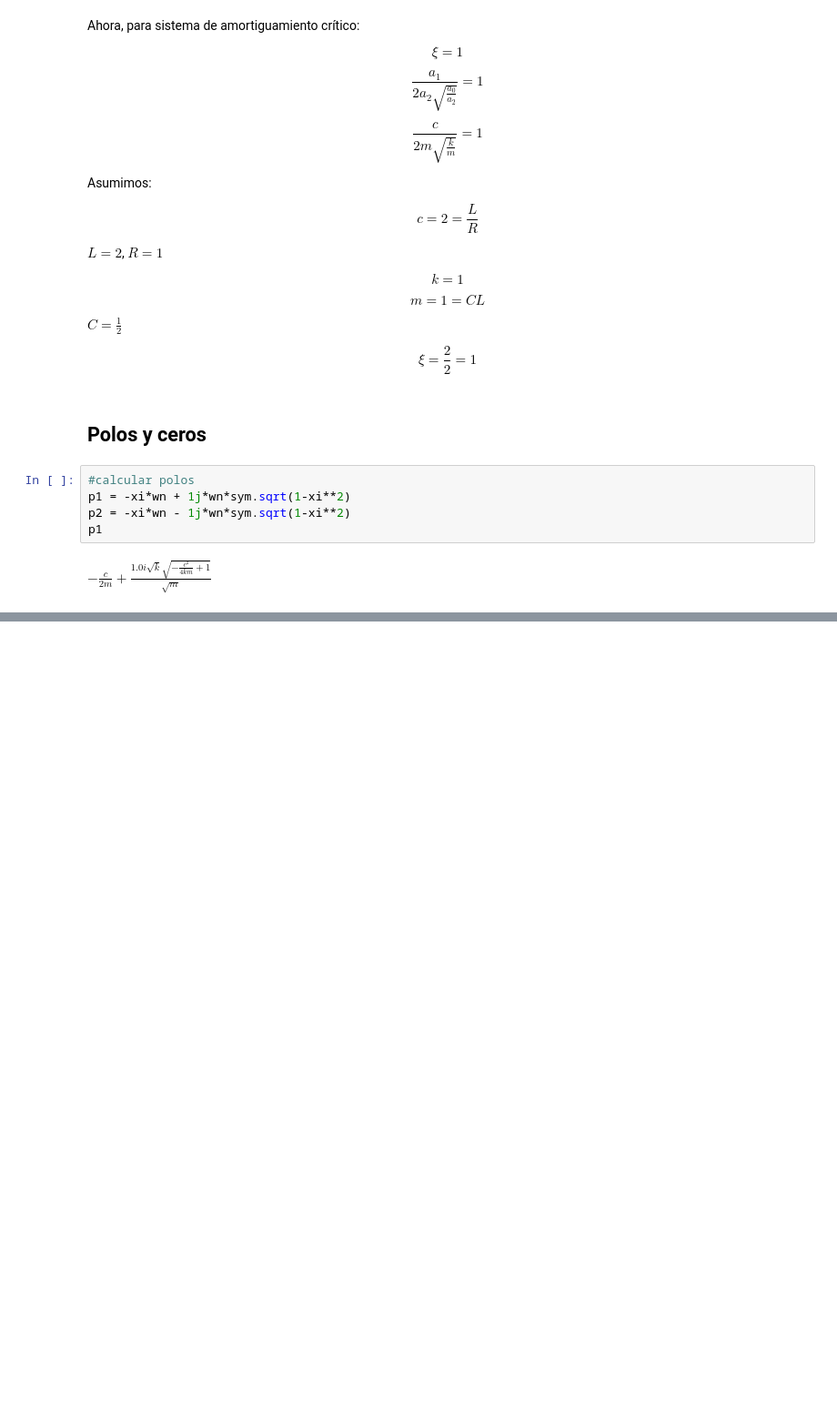
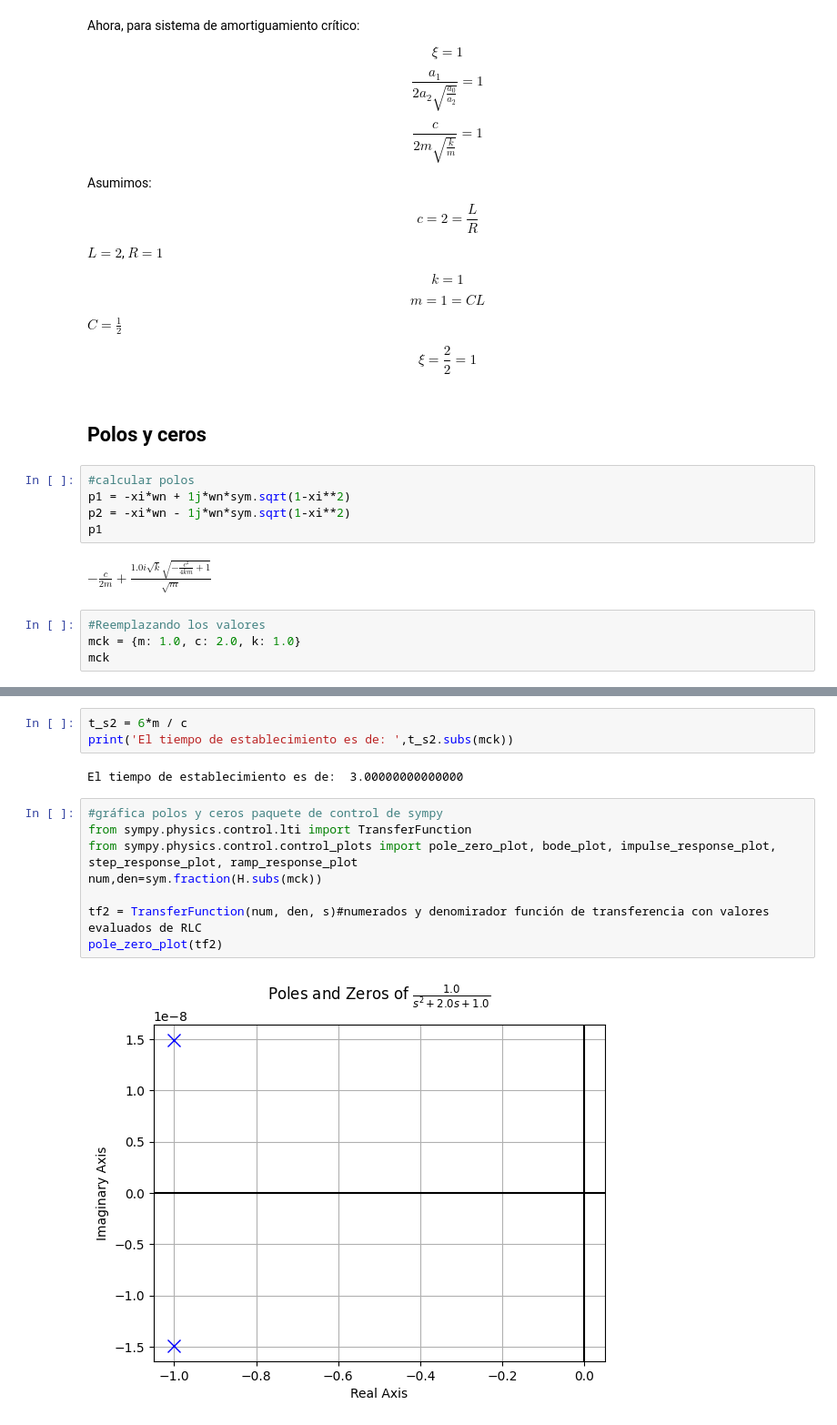
Before and after one commit to Isabela0929/2-Senales, a Jupyter notebook: Parcial_3_punto_1.ipynb, the cells around one changed output, grey strips where cells are left out. Shown at 91% size. Drawn from its saved outputs; the diff is of its cells as text; blank space fills up the shorter version.

```diff
--- a/Parcial_3_punto_1.ipynb
+++ b/Parcial_3_punto_1.ipynb
@@ -210,3 +210,7 @@ p2 = -xi*wn - 1j*wn*sym.sqrt(1-xi**2)
 p1
 # %% [output]
 $\displaystyle - \frac{c}{2 m} + \frac{1.0 i \sqrt{k} \sqrt{- \frac{c^{2}}{4 k m} + 1}}{\sqrt{m}}$
+# %%
+#Reemplazando los valores
+mck = {m: 1.0, c: 2.0, k: 1.0}
+mck
@@ -212,0 +229,15 @@ $\displaystyle - \frac{c}{2 m} + \frac{1.0 i \sqrt{k} \sqrt{- \frac{c^{2}}{4 k m
+# %%
+t_s2 = 6*m / c
+print('El tiempo de establecimiento es de: ',t_s2.subs(mck))
+# %% [output]
+El tiempo de establecimiento es de:  3.00000000000000
+# %%
+#gráfica polos y ceros paquete de control de sympy
+from sympy.physics.control.lti import TransferFunction
+from sympy.physics.control.control_plots import pole_zero_plot, bode_plot, impulse_response_plot, step_response_plot, ramp_response_plot
+num,den=sym.fraction(H.subs(mck))
+
+tf2 = TransferFunction(num, den, s)#numerados y denomirador función de transferencia con valores evaluados de RLC
+pole_zero_plot(tf2)
+# %% [output]
+[figure, added]
```
Also changed, not shown: parts of 4 cells of this notebook.
